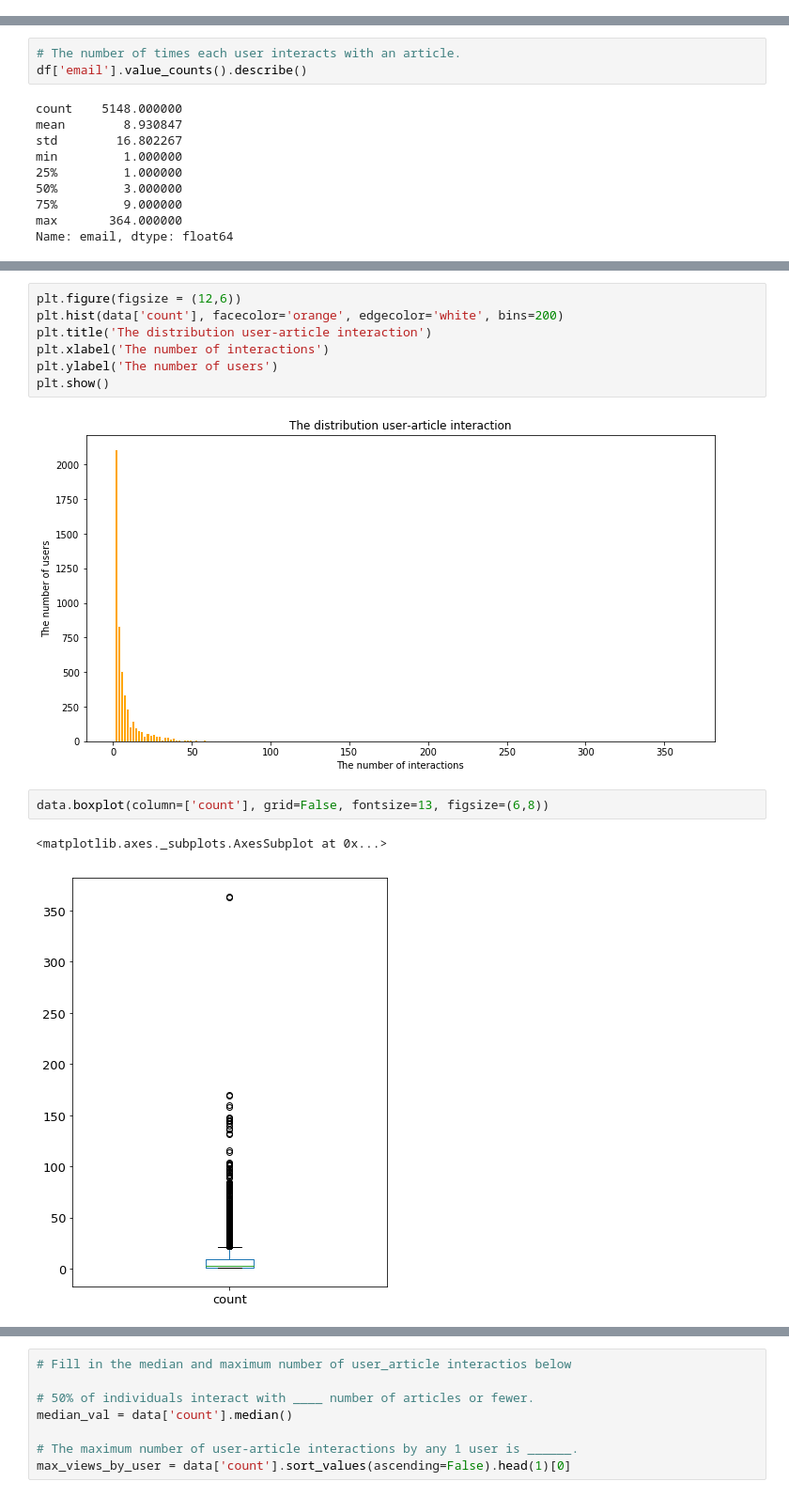
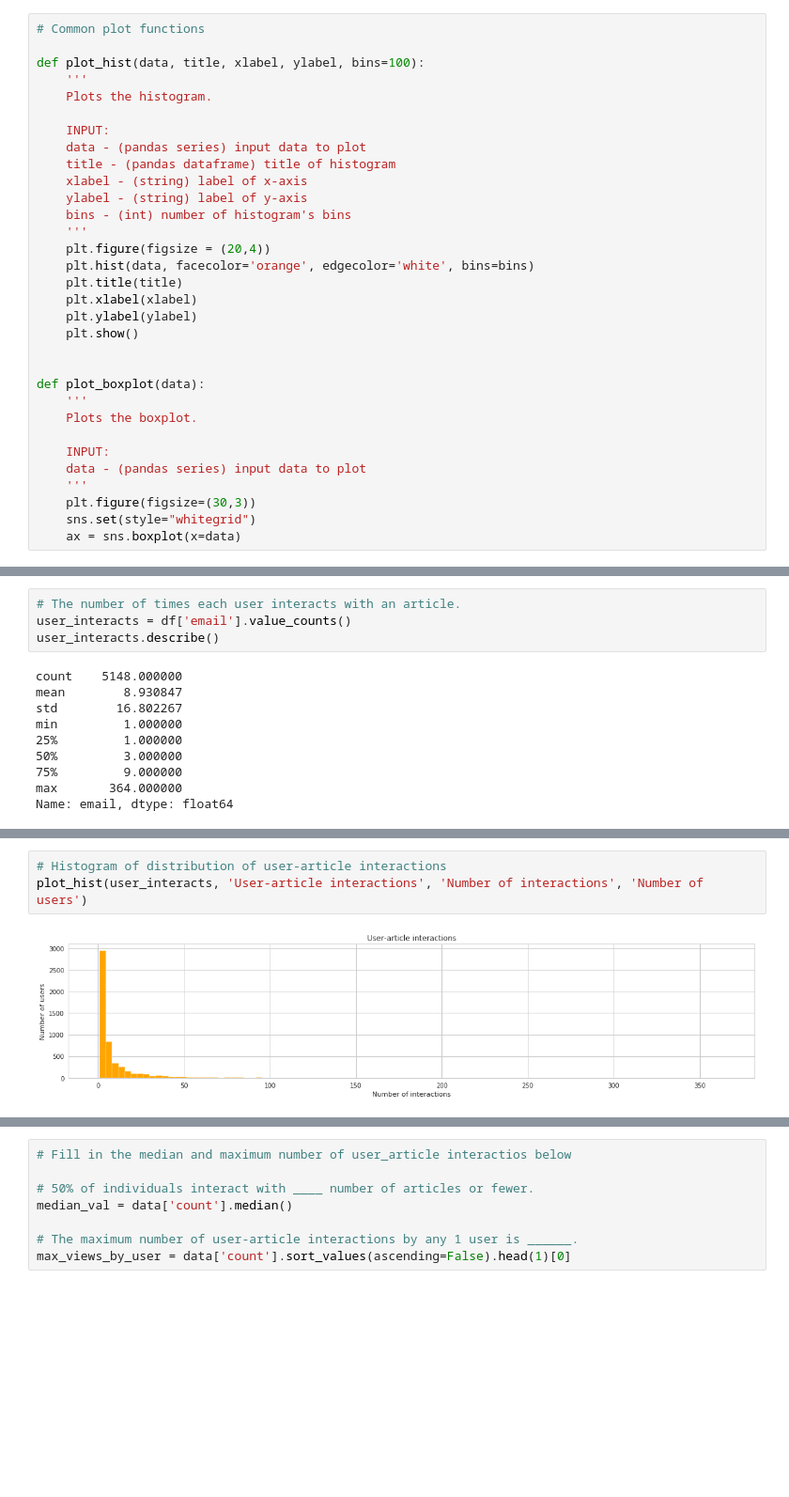
Before and after one commit to amosvoron/udacity, a Jupyter notebook: Recommendations_with_IBM.ipynb, the cells around one changed output, grey strips where cells are left out. Shown: that part at 94% size. Cells and saved outputs as stored; diff of their text form; blank space fills up the shorter version.

Commit message:
feat: Add Data Analysis

```diff
--- a/Recommendations_with_IBM.ipynb
+++ b/Recommendations_with_IBM.ipynb
@@ -65,3 +66,35 @@ print(df_content.shape)
 Use the dictionary and cells below to provide some insight into the descriptive statistics of the data.
 
 `1.` What is the distribution of how many articles a user interacts with in the dataset?  Provide a visual and descriptive statistics to assist with giving a look at the number of times each user interacts with an article.
+# %%
+# Common plot functions
+
+def plot_hist(data, title, xlabel, ylabel, bins=100):
+    '''
+    Plots the histogram.
+
+    INPUT:
+    data - (pandas series) input data to plot
+    title - (pandas dataframe) title of histogram
+    xlabel - (string) label of x-axis
+    ylabel - (string) label of y-axis
+    bins - (int) number of histogram's bins
+    '''
+    plt.figure(figsize = (20,4))
+    plt.hist(data, facecolor='orange', edgecolor='white', bins=bins)
+    plt.title(title)
+    plt.xlabel(xlabel)
+    plt.ylabel(ylabel)
+    plt.show()
+
+
+def plot_boxplot(data):
+    '''
+    Plots the boxplot.
+
+    INPUT:
+    data - (pandas series) input data to plot
+    '''
+    plt.figure(figsize=(30,3))
+    sns.set(style="whitegrid")
+    ax = sns.boxplot(x=data)
@@ -68,6 +103,7 @@ Use the dictionary and cells below to provide some insight into the descriptive
 # %%
 # The number of times each user interacts with an article.
-df['email'].value_counts().describe()
+user_interacts = df['email'].value_counts()
+user_interacts.describe()
 # %% [output]
 count    5148.000000
 mean        8.930847
@@ -105,14 +117,5 @@ data.head()
-# %%
-plt.figure(figsize = (12,6))
-plt.hist(data['count'], facecolor='orange', edgecolor='white', bins=200)
-plt.title('The distribution user-article interaction')
-plt.xlabel('The number of interactions')
-plt.ylabel('The number of users')
-plt.show()
-# %% [output]
-[figure, removed]
-# %%
-data.boxplot(column=['count'], grid=False, fontsize=13, figsize=(6,8))
-# %% [output]
-<matplotlib.axes._subplots.AxesSubplot at 0x...>
-[figure, removed]
+# %%
+# Histogram of distribution of user-article interactions
+plot_hist(user_interacts, 'User-article interactions', 'Number of interactions', 'Number of users')
+# %% [output]
+[figure, added]
```
Also changed, not shown: parts of 32 cells of this notebook.
